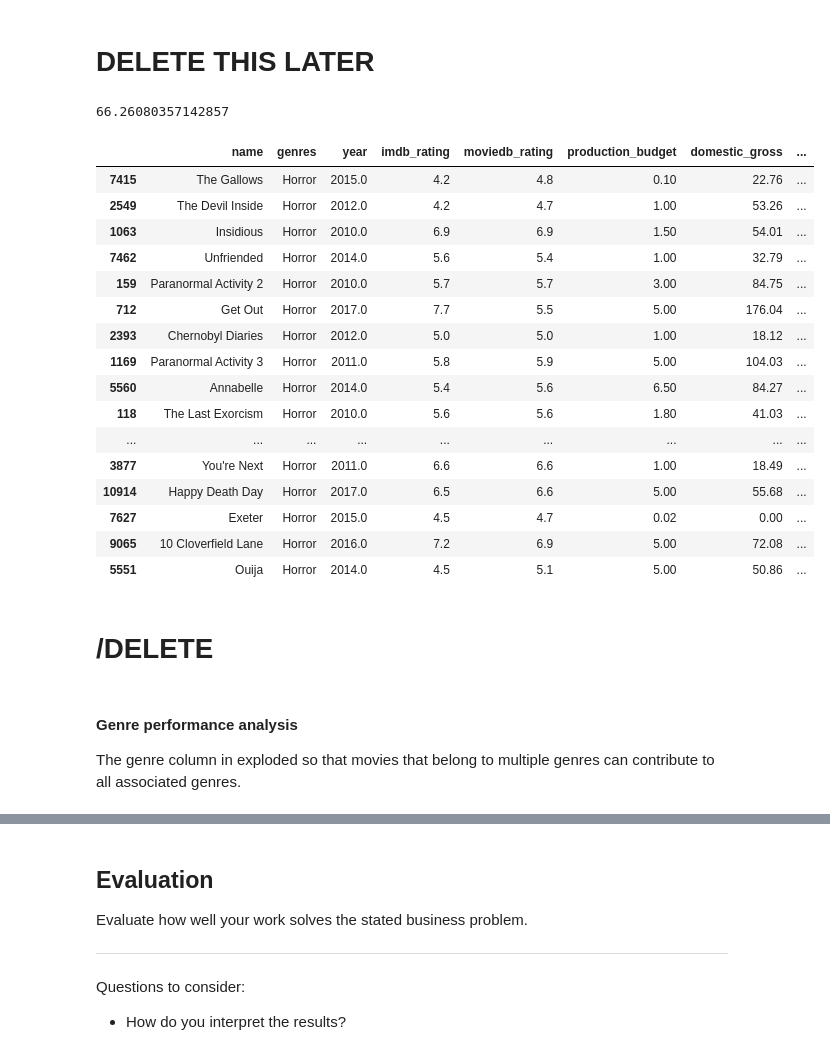
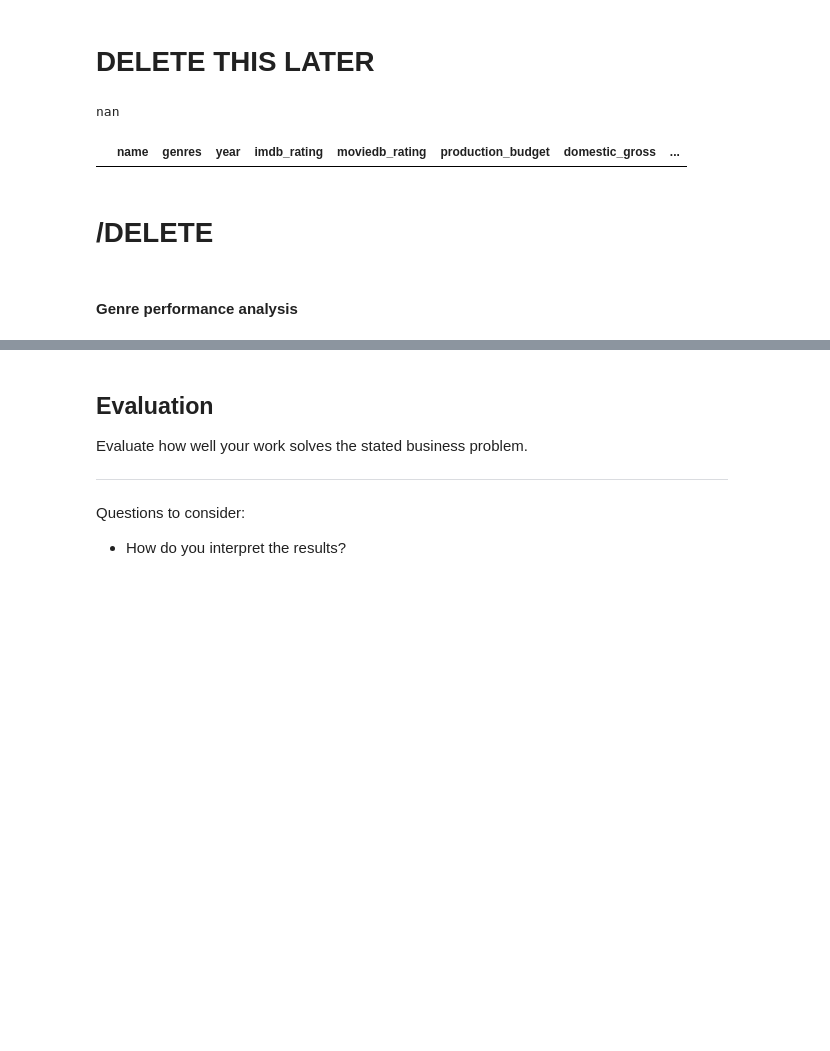
Before and after one commit to bizzfuzz/film-analysis-ms, a Jupyter notebook: film_analysis.ipynb, the cells around one changed output, grey strips where cells are left out. Drawn from its saved outputs; the diff is of its cells as text; code cells hidden in the pictures; blank space fills up the shorter version.

```diff
--- a/film_analysis.ipynb
+++ b/film_analysis.ipynb
@@ -188,11 +190,10 @@ def remove_combined_duplicates():
     combined_film_df.drop_duplicates(subset="name", keep="first", inplace=True)
 
 #combining the IMDb tables first
-combined_film_df = imdb_basics_df[["movie_id","primary_title", "genres", "start_year"]].copy()
+combined_film_df = imdb_basics_df[["movie_id","primary_title", "genres"]].copy()
 combined_film_df.rename(columns={"primary_title" : "name"}, inplace=True)
 combined_film_df.name = combined_film_df.name.str.strip()
 remove_combined_duplicates()
-combined_film_df.rename(columns={"start_year" : "year"}, inplace=True)
 combined_film_df = pd.merge(combined_film_df, imdb_ratings_df, on = ["movie_id"], how = "right")
 combined_film_df.rename(columns={"averagerating" : "imdb_rating"}, inplace=True)
 #number of votes unnecessary
@@ -283,3 +306,5 @@ exploded_genre_df.head(5)
+# %%
+exploded_genre_df = exploded_genre_df[exploded_genre_df.genres != "News"]
 # %% [markdown]
 ## Data Modeling
 Describe and justify the process for analyzing or modeling the data.
@@ -322,33 +335,16 @@ ax.set_ylabel("Worldwide Gross (in Millions)");
 # %% [markdown]
 # DELETE THIS LATER
 # %%
-gen = ["horror"]
+gen = ["news"]
 subset = exploded_genre_df[exploded_genre_df.genres.str.lower().isin(gen)]
 print(subset.worldwide_gross.mean())
 subset.sort_values("ROI", ascending=False).head(20)
 # %% [output]
-66.26080357142857
+nan
 |  | name | genres | year | imdb_rating | moviedb_rating | production_budget | domestic_gross | ... |
-| 7415 | The Gallows | Horror | 2015.0 | 4.2 | 4.8 | 0.10 | 22.76 | ... |
-| 2549 | The Devil Inside | Horror | 2012.0 | 4.2 | 4.7 | 1.00 | 53.26 | ... |
-| 1063 | Insidious | Horror | 2010.0 | 6.9 | 6.9 | 1.50 | 54.01 | ... |
-| 7462 | Unfriended | Horror | 2014.0 | 5.6 | 5.4 | 1.00 | 32.79 | ... |
-| 159 | Paranormal Activity 2 | Horror | 2010.0 | 5.7 | 5.7 | 3.00 | 84.75 | ... |
-| 712 | Get Out | Horror | 2017.0 | 7.7 | 5.5 | 5.00 | 176.04 | ... |
-| 2393 | Chernobyl Diaries | Horror | 2012.0 | 5.0 | 5.0 | 1.00 | 18.12 | ... |
-| 1169 | Paranormal Activity 3 | Horror | 2011.0 | 5.8 | 5.9 | 5.00 | 104.03 | ... |
-| 5560 | Annabelle | Horror | 2014.0 | 5.4 | 5.6 | 6.50 | 84.27 | ... |
-| 118 | The Last Exorcism | Horror | 2010.0 | 5.6 | 5.6 | 1.80 | 41.03 | ... |
-| ... | ... | ... | ... | ... | ... | ... | ... | ... |
-| 3877 | You're Next | Horror | 2011.0 | 6.6 | 6.6 | 1.00 | 18.49 | ... |
-| 10914 | Happy Death Day | Horror | 2017.0 | 6.5 | 6.6 | 5.00 | 55.68 | ... |
-| 7627 | Exeter | Horror | 2015.0 | 4.5 | 4.7 | 0.02 | 0.00 | ... |
-| 9065 | 10 Cloverfield Lane | Horror | 2016.0 | 7.2 | 6.9 | 5.00 | 72.08 | ... |
-| 5551 | Ouija | Horror | 2014.0 | 4.5 | 5.1 | 5.00 | 50.86 | ... |
 # %% [markdown]
 # /DELETE
-# %% [markdown]
-#### Genre performance analysis
-The genre column in exploded so that movies that belong to multiple genres can contribute to all associated genres.
+# %% [markdown]
+#### Genre performance analysis
 # %%
 #return bar plot for specific column grouped by genre
```
Also changed, not shown: parts of 14 cells of this notebook.
